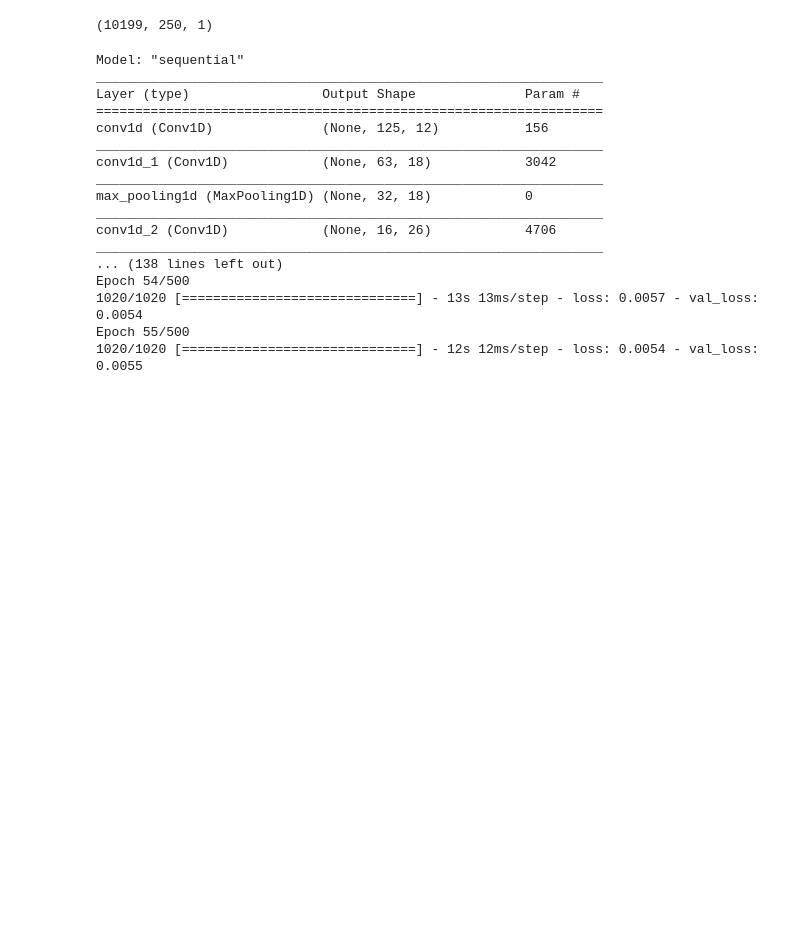
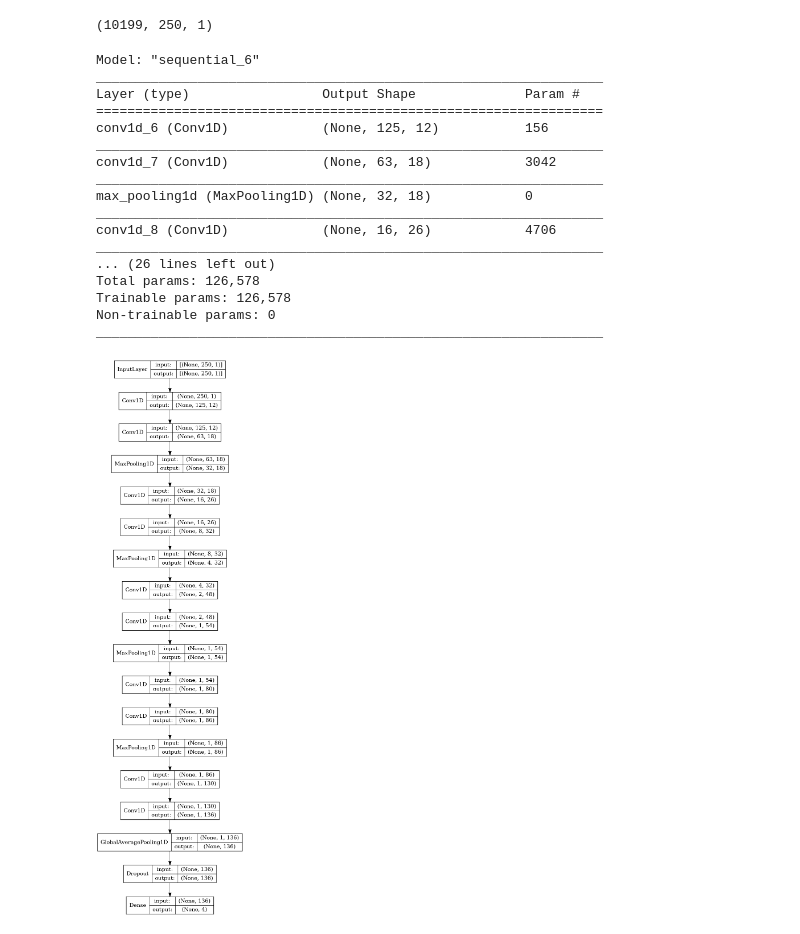
Before and after one commit to ihuckabee/lsw2021, a Jupyter notebook: full_model.ipynb, the cells around one changed output. Saved outputs shown, nothing was run; the diff lists cells and outputs as text; code cells hidden in the pictures; blank space fills up the shorter version.

```diff
--- a/full_model.ipynb
+++ b/full_model.ipynb
@@ -98,41 +108,46 @@ BATCH_SIZE = 10
 input_shape = (250,1)
 
 model= Sequential()
+# model.add(Dense(128, input_shape=input_shape, activation='relu'))
 model.add(Conv1D(filters = 12, kernel_size = 12, strides = 2, activation='relu', padding = 'same', input_shape=(250,1)))#batch_size, amount of vectors in a single input, length of input
 model.add(Conv1D(filters = 18, kernel_size = 14, strides = 2, activation='relu', padding = 'same'))
 model.add(MaxPooling1D(2, padding = 'same'))
 model.add(Conv1D(filters = 26, kernel_size = 10, strides = 2, activation='relu', padding = 'same'))
 model.add(Conv1D(filters = 32, kernel_size = 8, strides = 2, activation='relu', padding = 'same'))
 model.add(MaxPooling1D(2, padding = 'same'))
 model.add(Conv1D(filters = 48, kernel_size = 6, strides = 2, activation='relu', padding = 'same'))
 model.add(Conv1D(filters = 54, kernel_size = 4, strides = 2, activation='relu', padding = 'same'))
 model.add(MaxPooling1D(2, padding = 'same'))
 model.add(Conv1D(filters = 80, kernel_size = 3, strides = 2, activation='relu', padding = 'same'))
 model.add(Conv1D(filters = 86, kernel_size = 3, strides = 2, activation='relu', padding = 'same'))
 model.add(MaxPooling1D(2, padding = 'same'))
 model.add(Conv1D(filters = 130, kernel_size = 2, strides = 2, activation='relu', padding = 'same'))
 model.add(Conv1D(filters = 136, kernel_size = 2, strides = 2, activation='relu', padding = 'same'))
 model.add(GlobalAveragePooling1D())
 model.add(Dropout(0.5))
+# model.add(Dense(64, activation='relu'))
+# model.add(Dense(32, activation='relu'))
+# model.add(Dense(8, activation='relu'))
 model.add(Dense(4, activation='relu'))
+model.compile(loss='MSE',optimizer='adam')
 model.summary()
-model.compile(loss='MSE',optimizer='adam')
-history = model.fit(X_train,Y_train, validation_data = (X_val,Y_val), batch_size = BATCH_SIZE, epochs = 500, verbose=1,callbacks=callbacks_list )
+plot_model(model, to_file='conv_small.png', show_shapes=True, show_layer_names=False)
 # %% [output]
-Model: "sequential"
+Model: "sequential_6"
 _________________________________________________________________
 Layer (type)                 Output Shape              Param #
 =================================================================
-conv1d (Conv1D)              (None, 125, 12)           156
+conv1d_6 (Conv1D)            (None, 125, 12)           156
 _________________________________________________________________
-conv1d_1 (Conv1D)            (None, 63, 18)            3042
+conv1d_7 (Conv1D)            (None, 63, 18)            3042
 _________________________________________________________________
 max_pooling1d (MaxPooling1D) (None, 32, 18)            0
 _________________________________________________________________
-conv1d_2 (Conv1D)            (None, 16, 26)            4706
+conv1d_8 (Conv1D)            (None, 16, 26)            4706
 _________________________________________________________________
-... (138 lines left out)
-Epoch 54/500
-1020/1020 [==============================] - 13s 13ms/step - loss: 0.0057 - val_loss: 0.0054
-Epoch 55/500
-1020/1020 [==============================] - 12s 12ms/step - loss: 0.0054 - val_loss: 0.0055
+... (26 lines left out)
+Total params: 126,578
+Trainable params: 126,578
+Non-trainable params: 0
+_________________________________________________________________
+[figure, added]
```
Also changed, not shown: parts of 7 cells of this notebook.
